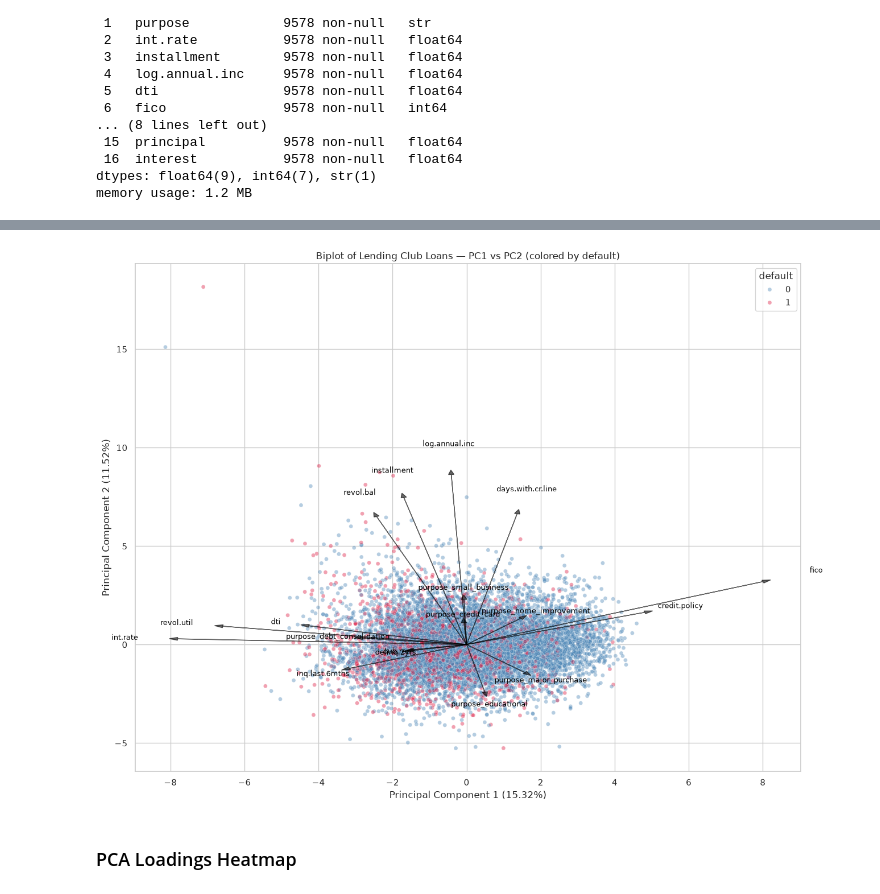
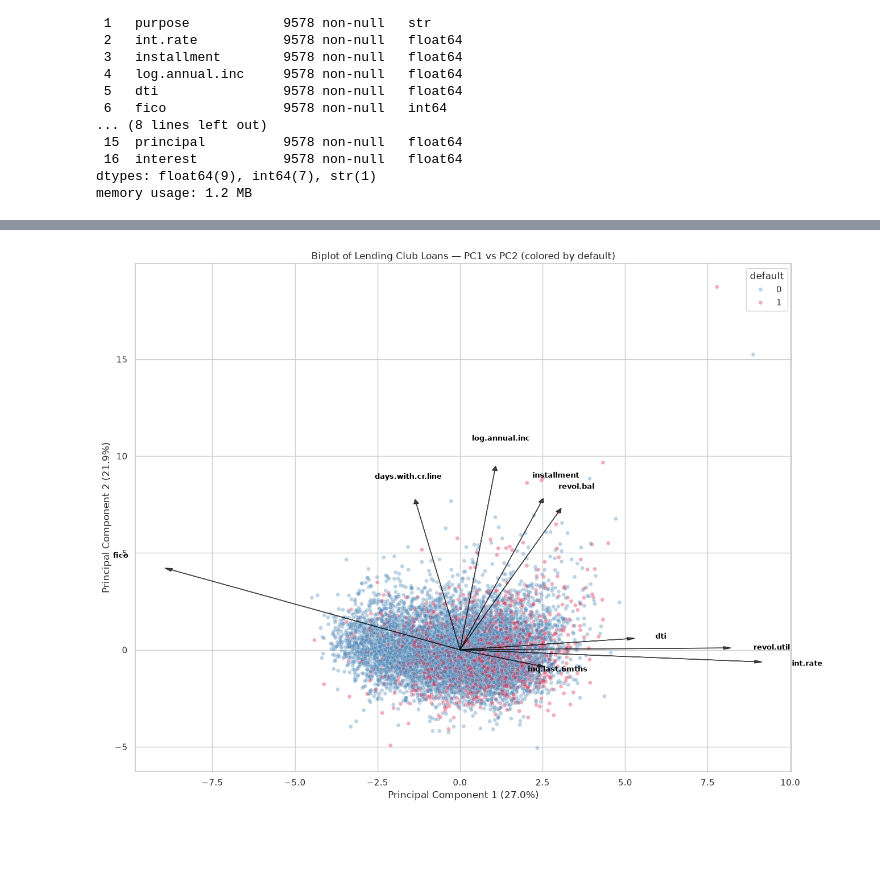
Before and after one commit to JLaniado/credit_ete_analysis, a Jupyter notebook: notebooks/Credit_Default_EDA_PCA.ipynb, the cells around one changed output, grey strips where cells are left out. Drawn from its saved outputs; the diff is of its cells as text; code cells hidden in the pictures; blank space fills up the shorter version.

```diff
--- a/notebooks/Credit_Default_EDA_PCA.ipynb
+++ b/notebooks/Credit_Default_EDA_PCA.ipynb
@@ -157,7 +263,7 @@ Name: % of loans, dtype: float64
 # %%
 numeric_cols = ['int.rate', 'installment', 'log.annual.inc', 'dti', 'fico',
                 'days.with.cr.line', 'revol.bal', 'revol.util', 'inq.last.6mths',
-                'delinq.2yrs', 'pub.rec', 'tot.payment', 'principal', 'interest']
+                'delinq.2yrs', 'pub.rec']
 
 n_cols = 3
 n_rows = int(np.ceil(len(numeric_cols) / n_cols))
@@ -228,0 +491,13 @@ itself.
+# %%
+kmeans = KMeans(n_clusters=4, n_init=10, random_state=42)
+df['cluster'] = kmeans.fit_predict(X_scaled)
+
+cluster_sizes = df['cluster'].value_counts().sort_index()
+cluster_sizes_pct = (cluster_sizes / len(df) * 100).round(1)
+print("Cluster sizes:")
+display(pd.DataFrame({'n_loans': cluster_sizes, '% of loans': cluster_sizes_pct}))
+
+cluster_profile = df.groupby('cluster')[cluster_vars].mean().round(2)
+cluster_profile['default_rate_%'] = (df.groupby('cluster')['default'].mean() * 100).round(1)
+cluster_profile['credit_policy_pass_%'] = (df.groupby('cluster')['credit.policy'].mean() * 100).round(1)
+display(cluster_profile)
@@ -229,16 +587,6 @@ itself.
 # %%
-pca_features = predictor_cols.copy()
-X = pd.get_dummies(df[pca_features + ['purpose']].drop(columns=['credit.policy']).assign(**{'credit.policy': df['credit.policy']}),
-                    columns=['purpose'], drop_first=True)
-
-# Reorder for clarity: keep credit.policy as-is (already 0/1)
-X = X.astype(float)
-
-scaler = StandardScaler()
-X_scaled = scaler.fit_transform(X)
-
 pca = PCA()
-pca.fit(X_scaled)
+X_pca = pca.fit_transform(X_scaled)
 
 explained_variance_ratio = pca.explained_variance_ratio_
 cumulative_explained_variance = explained_variance_ratio.cumsum()
@@ -246,14 +594,13 @@ cumulative_explained_variance = explained_variance_ratio.cumsum()
 print('Explained variance ratio per component:')
 for i, ratio in enumerate(explained_variance_ratio):
     print(f'PC{i+1}: {ratio*100:.2f}%')
-
 print('\nCumulative explained variance:')
 for i, cum in enumerate(cumulative_explained_variance):
     print(f'PC{i+1}: {cum*100:.2f}%')
 
-X_pca = pca.transform(X_scaled)
 pca_df = pd.DataFrame(X_pca, columns=[f'PC{i+1}' for i in range(X_pca.shape[1])])
 pca_df['default'] = df['default'].values
+pca_df['cluster'] = df['cluster'].values
 display(pca_df.head())
 # %% [output]
 Explained variance ratio per component:
@@ -304,27 +711,25 @@ plt.show()
 # %%
 loadings = pca.components_
-feature_names = X.columns
+feature_names = cluster_vars
 
 fig = plt.figure(figsize=(13, 10))
 sns.scatterplot(x=pca_df['PC1'], y=pca_df['PC2'], hue=pca_df['default'],
-                 palette={0: 'steelblue', 1: 'crimson'}, alpha=0.4, s=25)
+                 palette={0: 'steelblue', 1: 'crimson'}, alpha=0.35, s=25)
 
 scale = np.abs(pca_df[['PC1', 'PC2']]).max().max() * 0.9
 for i, feature in enumerate(feature_names):
     plt.arrow(0, 0, loadings[0, i] * scale, loadings[1, i] * scale,
-              color='black', alpha=0.6, head_width=0.15, length_includes_head=True)
+              color='black', alpha=0.7, head_width=0.15, length_includes_head=True)
     plt.text(loadings[0, i] * scale * 1.15, loadings[1, i] * scale * 1.15, feature,
-              color='black', ha='center', va='center', fontsize=9)
+              color='black', ha='center', va='center', fontsize=9, fontweight='bold')
 
-plt.xlabel(f'Principal Component 1 ({explained_variance_ratio[0]*100:.2f}%)')
-plt.ylabel(f'Principal Component 2 ({explained_variance_ratio[1]*100:.2f}%)')
+plt.xlabel(f'Principal Component 1 ({explained_variance_ratio[0]*100:.1f}%)')
+plt.ylabel(f'Principal Component 2 ({explained_variance_ratio[1]*100:.1f}%)')
 plt.title('Biplot of Lending Club Loans — PC1 vs PC2 (colored by default)')
 plt.legend(title='default', loc='best')
 plt.grid(True)
 plt.tight_layout()
 plt.savefig('../output/pca_biplot.png', dpi=150, bbox_inches='tight')
 plt.show()
 # %% [output]
-[figure, old version]
+[figure, new version]
-# %% [markdown]
-### PCA Loadings Heatmap
```
Also changed, not shown: parts of 56 cells of this notebook, 14 other files.
